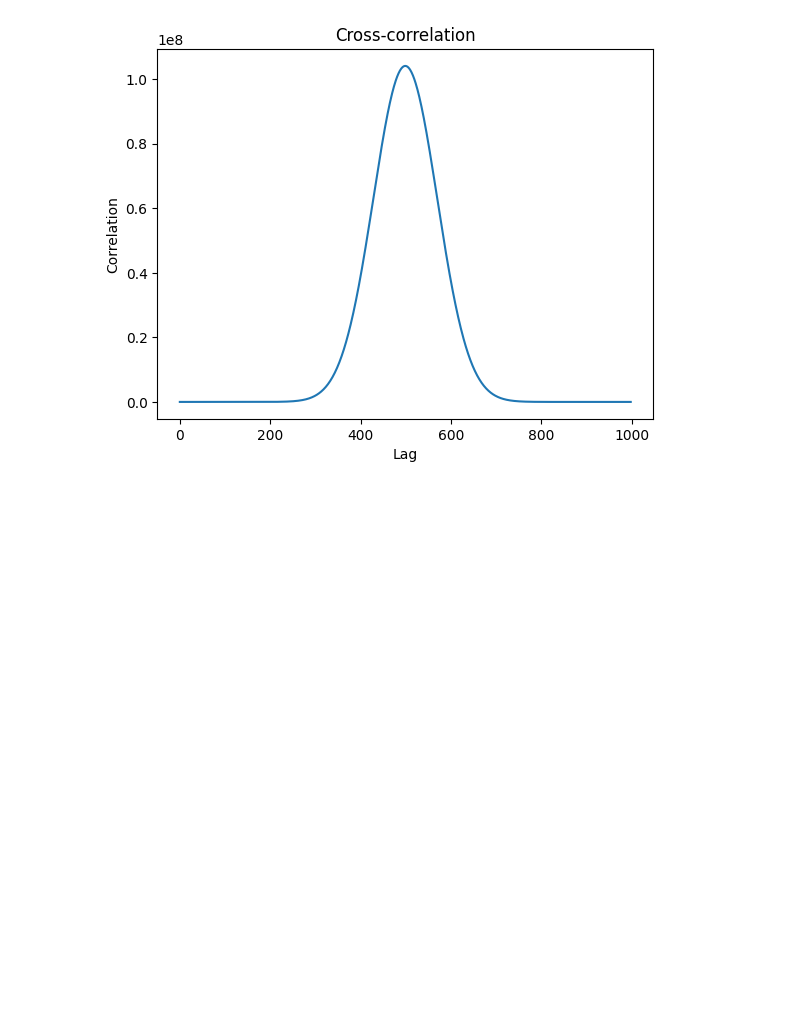
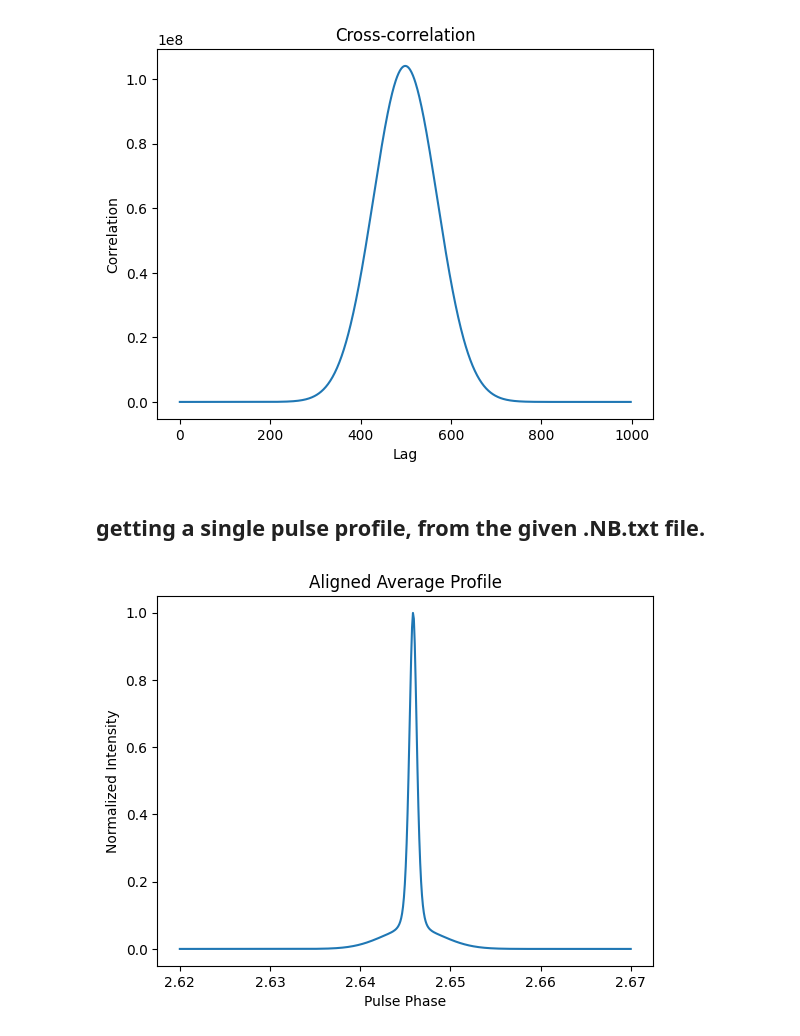
Before and after one commit to sonjaove/random-progs, a Jupyter notebook: corr.ipynb, the cells around one changed output. Drawn from its saved outputs; the diff is of its cells as text; code cells hidden in the pictures; blank space fills up the shorter version.

Commit message:
blank profiles? why?

```diff
--- a/corr.ipynb
+++ b/corr.ipynb
@@ -276,3 +276,5 @@ cross_correlaiton(y1, y2)
 # The peak in the cross-correlation indicates the similarity in pulse profiles at different epochs.x`   `
 # %% [output]
 [figure]
+# %% [markdown]
+## getting a single pulse profile, from the given .NB.txt file.
@@ -278,0 +287,37 @@ cross_correlaiton(y1, y2)
+# %%
+def generate_average_profile(filepath, target_freq=None, phase_bins=500):
+    cols = ['MJD', 'ToA', 'Error', 'SNR', 'P1', 'P2', 'P3', 'Freq', 'BW', 'Telescope', 'Band']
+    df = pd.read_csv(filepath, delim_whitespace=True, names=cols)
+
+    if target_freq:
+        df = df[np.isclose(df['Freq'], target_freq, atol=1.0)]  # Filter by frequency
+
+    phase = np.linspace(2.62, 2.67, phase_bins)
+    profiles = []
+
+    for _, row in df.iterrows():
+        profile = norm.pdf(phase, loc=row['ToA'], scale=row['Error'])
+        profile /= profile.max()  # normalize
+        profiles.append(profile)
+
+    # Align profiles via cross-correlation
+    aligned_profiles = []
+    ref = profiles[0]
+
+    for prof in profiles:
+        shift = np.argmax(correlate(ref, prof, mode='full')) - len(ref) + 1
+        aligned = np.roll(prof, shift)
+        aligned_profiles.append(aligned)
+
+    avg_profile = np.mean(aligned_profiles, axis=0)
+    return phase, avg_profile
+# %%
+phase, profile = generate_average_profile("J0437-4715_DM_timeseries.NB.txt", target_freq=449.95)
+import matplotlib.pyplot as plt
+plt.plot(phase, profile)
+plt.title("Aligned Average Profile")
+plt.xlabel("Pulse Phase")
+plt.ylabel("Normalized Intensity")
+plt.show()
+# %% [output]
+[figure, added]
```
Also changed, not shown: parts of 7 cells of this notebook.
